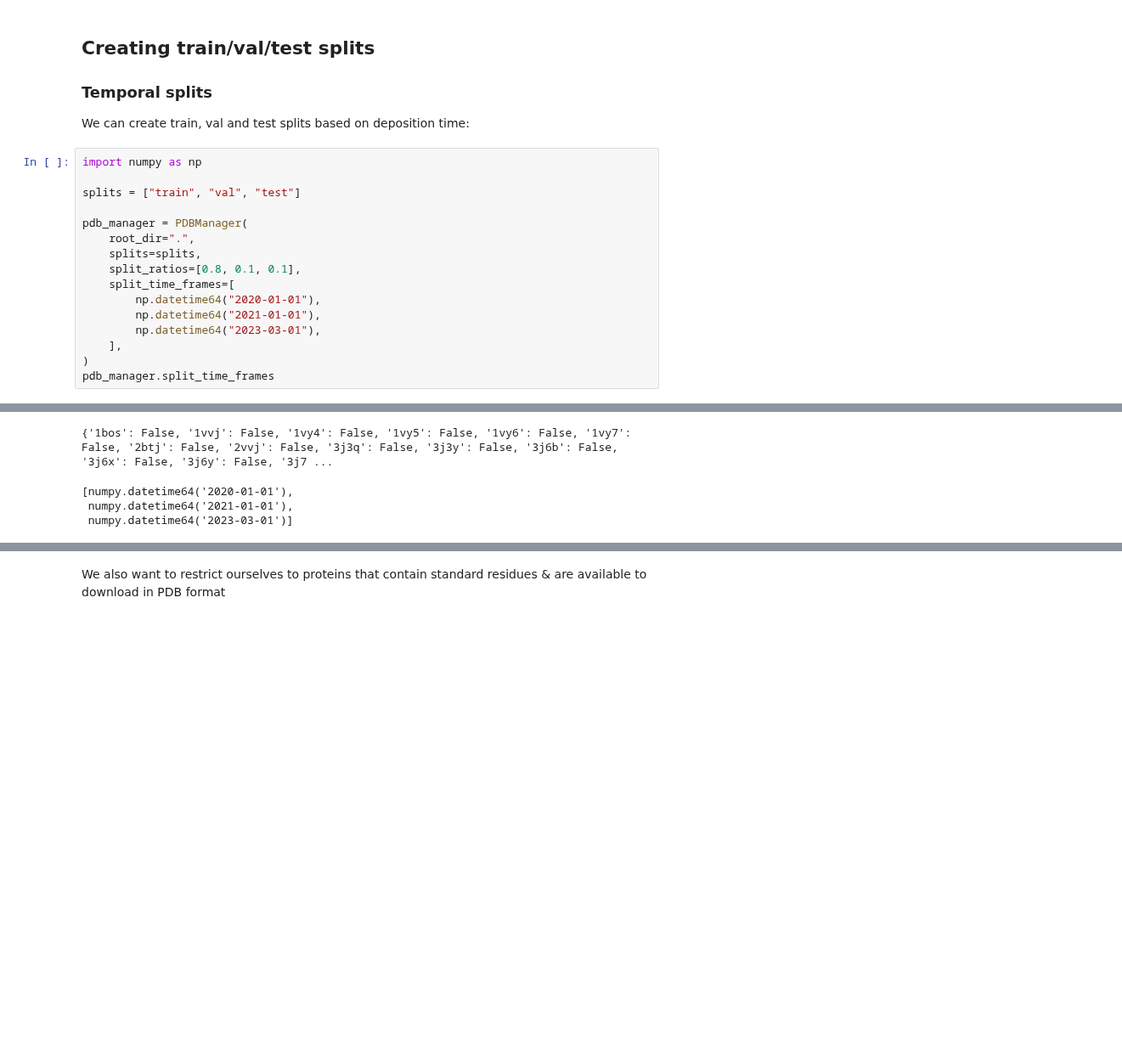
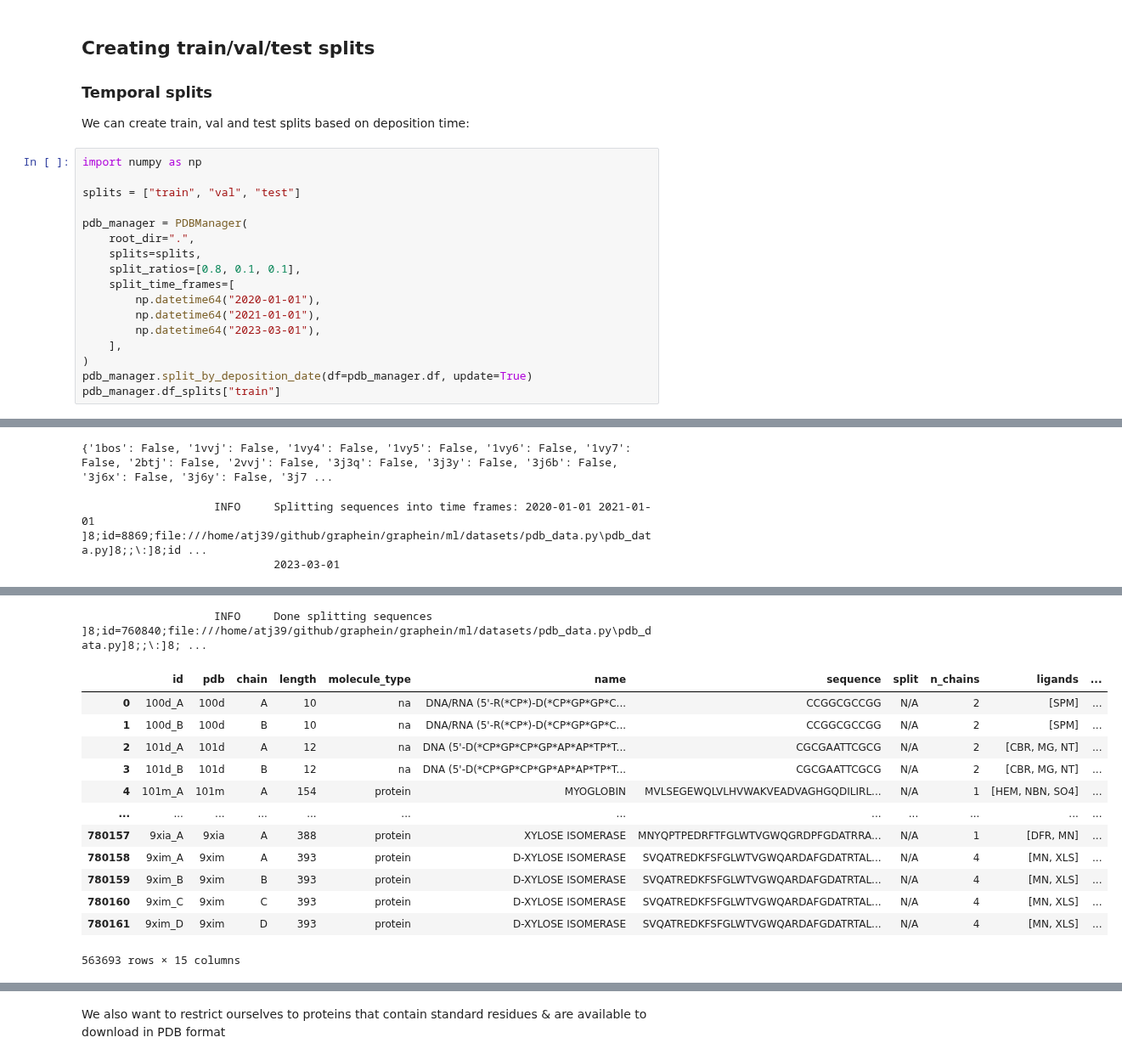
Before and after one commit to a-r-j/graphein, a Jupyter notebook: notebooks/creating_datasets_from_the_pdb.ipynb, the cells around one changed output, grey strips where cells are left out. Shown at 85% size. Saved outputs shown, nothing was run; the diff lists cells and outputs as text; blank space fills up the shorter version.

```diff
--- a/notebooks/creating_datasets_from_the_pdb.ipynb
+++ b/notebooks/creating_datasets_from_the_pdb.ipynb
@@ -166,5 +167,6 @@ pdb_manager = PDBManager(
         np.datetime64("2023-03-01"),
     ],
 )
-pdb_manager.split_time_frames
+pdb_manager.split_by_deposition_date(df=pdb_manager.df, update=True)
+pdb_manager.df_splits["train"]
 # %% [output]
@@ -172,4 +174,3 @@ pdb_manager.split_time_frames
 {'1bos': False, '1vvj': False, '1vy4': False, '1vy5': False, '1vy6': False, '1vy7': False, '2btj': False, '2vvj': False, '3j3q': False, '3j3y': False, '3j6b': False, '3j6x': False, '3j6y': False, '3j7 ...
-[numpy.datetime64('2020-01-01'),
- numpy.datetime64('2021-01-01'),
- numpy.datetime64('2023-03-01')]
+                    INFO     Splitting sequences into time frames: 2020-01-01 2021-01-01           ]8;id=8869;file:///home/atj39/github/graphein/graphein/ml/datasets/pdb_data.py\pdb_data.py]8;;\:]8;id ...
+                             2023-03-01
@@ -175,0 +178,14 @@ pdb_manager.split_time_frames
+                    INFO     Done splitting sequences                                              ]8;id=760840;file:///home/atj39/github/graphein/graphein/ml/datasets/pdb_data.py\pdb_data.py]8;;\:]8; ...
+|  | id | pdb | chain | length | molecule_type | name | sequence | split | n_chains | ligands | ... |
+| 0 | 100d_A | 100d | A | 10 | na | DNA/RNA (5'-R(*CP*)-D(*CP*GP*GP*C... | CCGGCGCCGG | N/A | 2 | [SPM] | ... |
+| 1 | 100d_B | 100d | B | 10 | na | DNA/RNA (5'-R(*CP*)-D(*CP*GP*GP*C... | CCGGCGCCGG | N/A | 2 | [SPM] | ... |
+| 2 | 101d_A | 101d | A | 12 | na | DNA (5'-D(*CP*GP*CP*GP*AP*AP*TP*T... | CGCGAATTCGCG | N/A | 2 | [CBR, MG, NT] | ... |
+| 3 | 101d_B | 101d | B | 12 | na | DNA (5'-D(*CP*GP*CP*GP*AP*AP*TP*T... | CGCGAATTCGCG | N/A | 2 | [CBR, MG, NT] | ... |
+| 4 | 101m_A | 101m | A | 154 | protein | MYOGLOBIN | MVLSEGEWQLVLHVWAKVEADVAGHGQDILIRL... | N/A | 1 | [HEM, NBN, SO4] | ... |
+| ... | ... | ... | ... | ... | ... | ... | ... | ... | ... | ... | ... |
+| 780157 | 9xia_A | 9xia | A | 388 | protein | XYLOSE ISOMERASE | MNYQPTPEDRFTFGLWTVGWQGRDPFGDATRRA... | N/A | 1 | [DFR, MN] | ... |
+| 780158 | 9xim_A | 9xim | A | 393 | protein | D-XYLOSE ISOMERASE | SVQATREDKFSFGLWTVGWQARDAFGDATRTAL... | N/A | 4 | [MN, XLS] | ... |
+| 780159 | 9xim_B | 9xim | B | 393 | protein | D-XYLOSE ISOMERASE | SVQATREDKFSFGLWTVGWQARDAFGDATRTAL... | N/A | 4 | [MN, XLS] | ... |
+| 780160 | 9xim_C | 9xim | C | 393 | protein | D-XYLOSE ISOMERASE | SVQATREDKFSFGLWTVGWQARDAFGDATRTAL... | N/A | 4 | [MN, XLS] | ... |
+| 780161 | 9xim_D | 9xim | D | 393 | protein | D-XYLOSE ISOMERASE | SVQATREDKFSFGLWTVGWQARDAFGDATRTAL... | N/A | 4 | [MN, XLS] | ... |
+563693 rows × 15 columns
```
Also changed, not shown: parts of 23 cells of this notebook.
